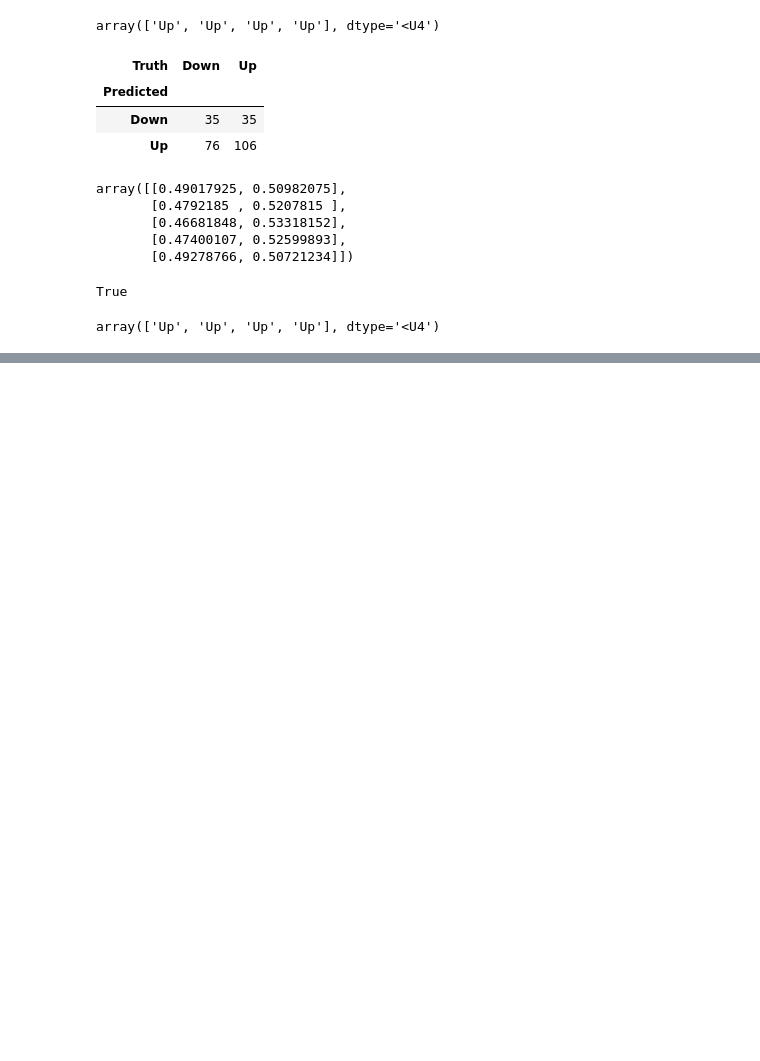
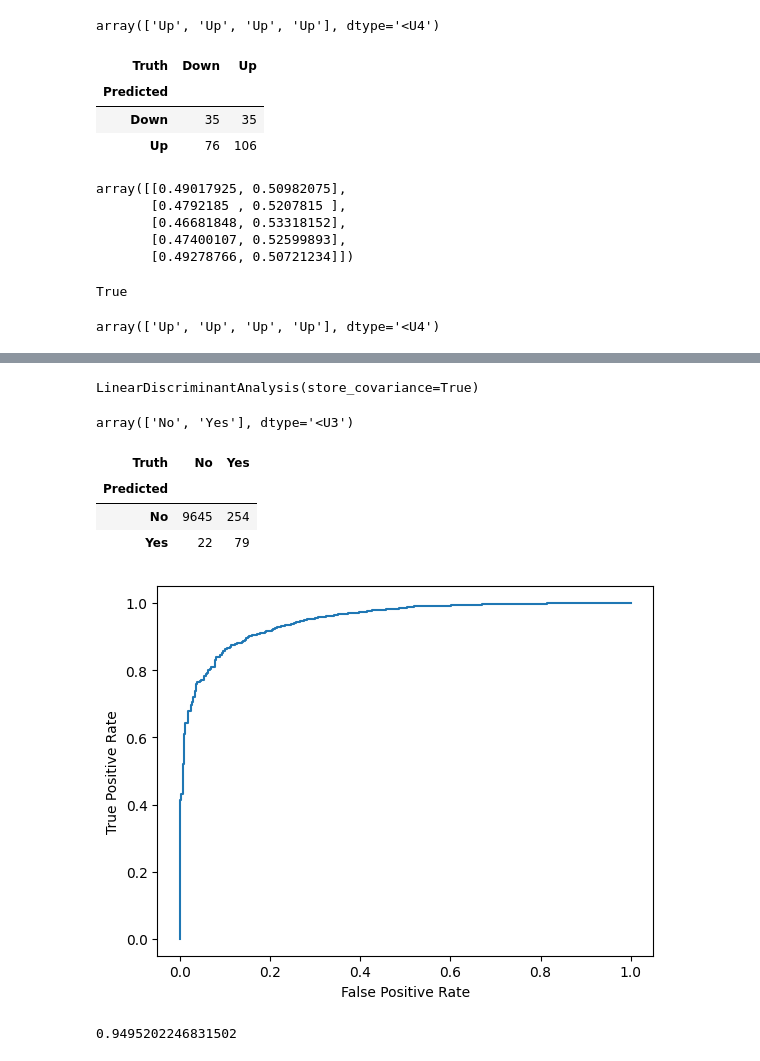
Before and after one commit to bryaneadams/statistical_learning_python, a Jupyter notebook: chapter_4_lab.ipynb, the cells around one changed output, grey strips where cells are left out. Cells and saved outputs as stored; diff of their text form; code cells hidden in the pictures; blank space fills up the shorter version.

```diff
--- a/chapter_4_lab.ipynb
+++ b/chapter_4_lab.ipynb
@@ -293,0 +615,5 @@ array(['Up', 'Up', 'Up', 'Up'], dtype='<U4')
+# %%
+lda = LDA(store_covariance=True)
+lda.fit(feature_df, default_response)
+# %% [output]
+LinearDiscriminantAnalysis(store_covariance=True)
@@ -293,0 +622,29 @@ array(['Up', 'Up', 'Up', 'Up'], dtype='<U4')
+# %%
+lda.classes_
+# %% [output]
+array(['No', 'Yes'], dtype='<U3')
+# %%
+confusion_table(true_labels=default_response, predicted_labels=lda_pred)
+# %% [output]
+| Truth | No | Yes |
+| Predicted |  |  |
+| No | 9645 | 254 |
+| Yes | 22 | 79 |
+# %%
+lda_probs = lda.predict_proba(feature_df)
+# %%
+int_response = np.where(default_response=='No',1,0)
+# %%
+fpr, tpr, _ = sklearn.metrics.roc_curve(int_response, lda_probs[:,0])
+# %%
+plt.plot(fpr,tpr)
+plt.ylabel('True Positive Rate')
+plt.xlabel('False Positive Rate')
+plt.show()
+# %% [output]
+[figure, added]
+# %%
+auc = metrics.roc_auc_score(int_response, lda_probs[:,0])
+auc
+# %% [output]
+0.9495202246831502
```
Also changed, not shown: parts of 61 cells of this notebook, 1 other file.
